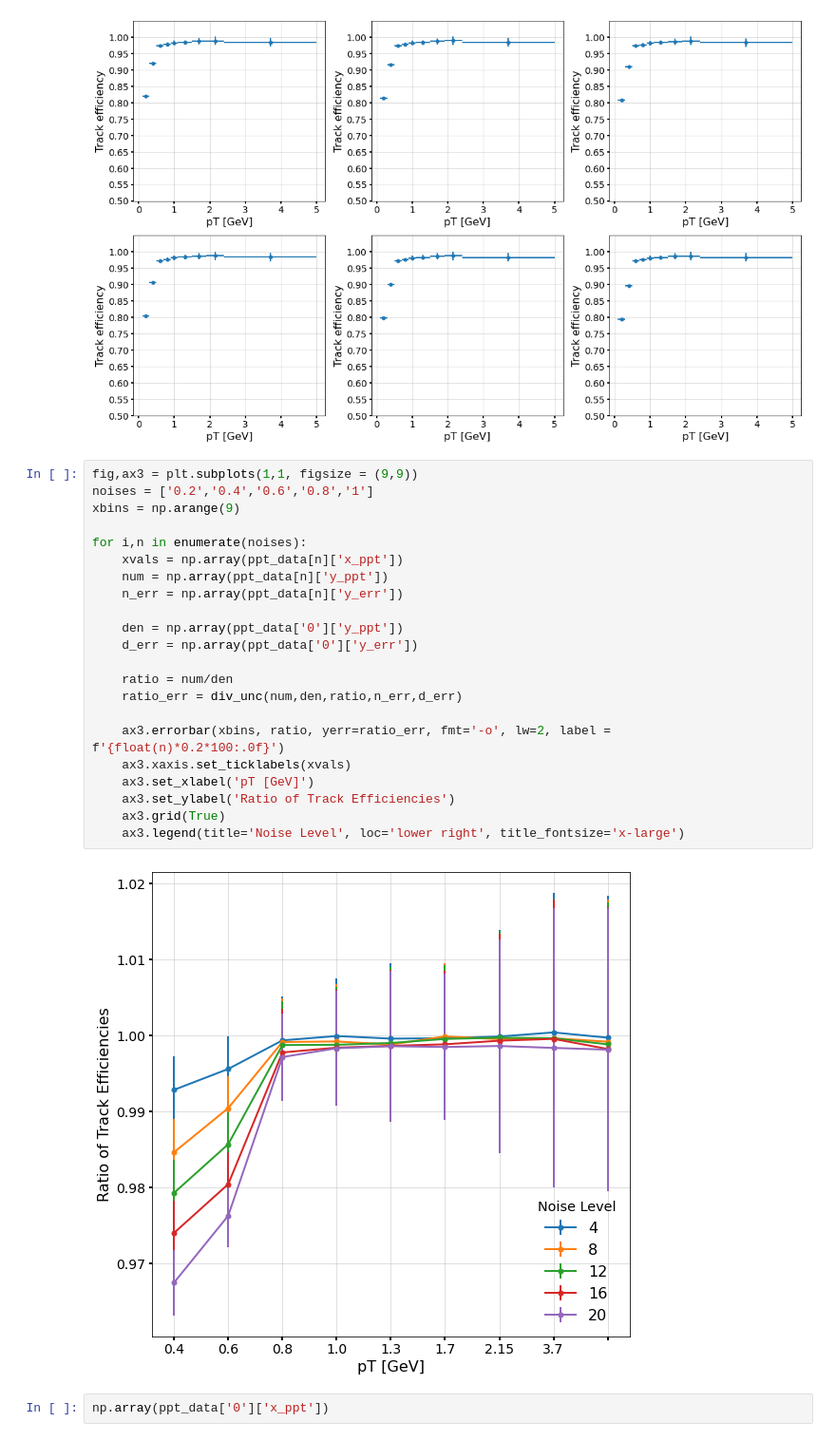
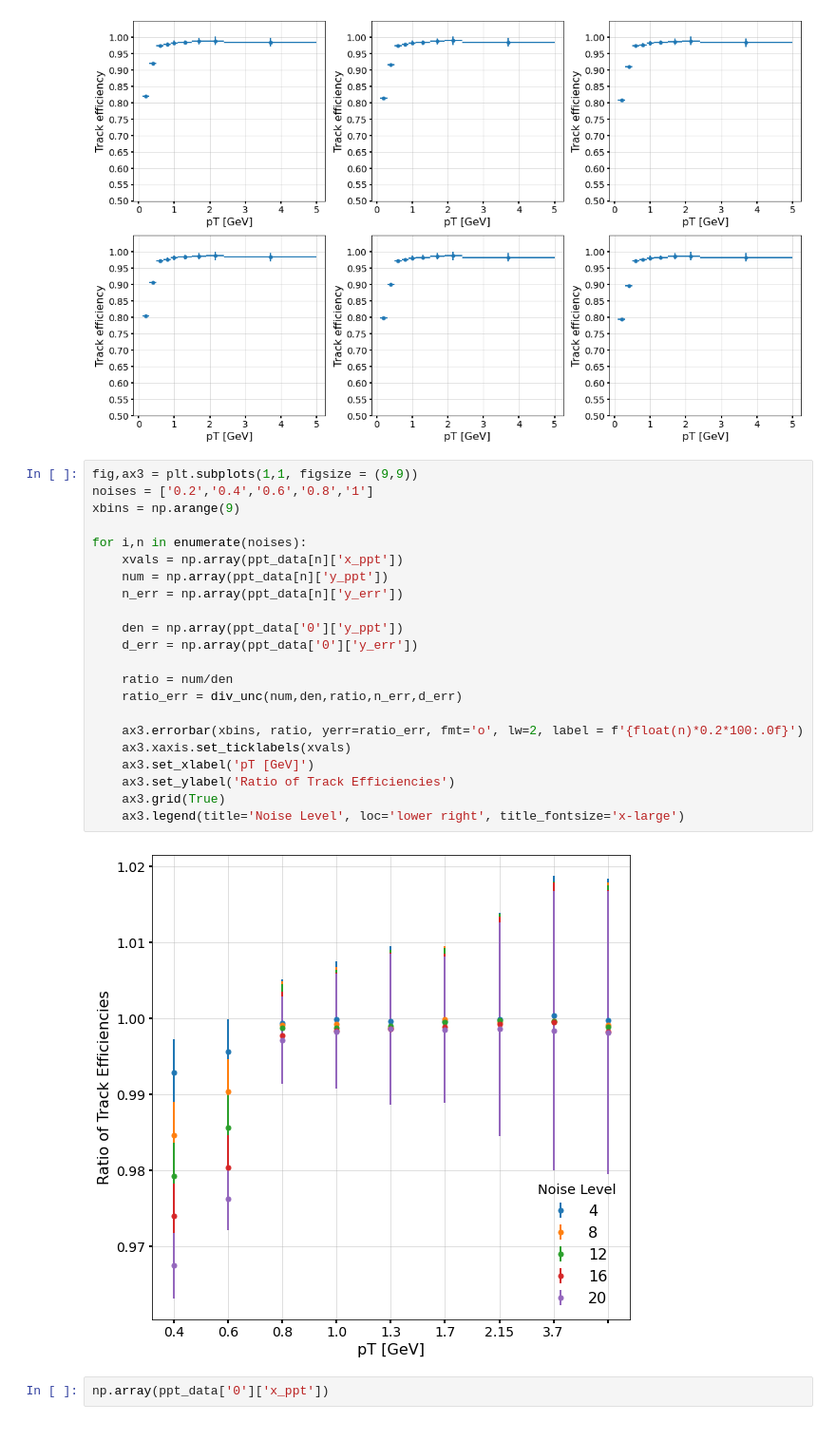
Before and after one commit to caditi97/exatrkx-iml2020, a Jupyter notebook: notebooks/noise_studies/trkeff_ratio.ipynb, the cells around one changed output. Shown: that part at 95% size. Drawn from its saved outputs; the diff is of its cells as text.

```diff
--- a/notebooks/noise_studies/trkeff_ratio.ipynb
+++ b/notebooks/noise_studies/trkeff_ratio.ipynb
@@ -144,27 +144,27 @@ for i,n in enumerate(noise_keep):
 # %%
 fig,ax3 = plt.subplots(1,1, figsize = (9,9))
 noises = ['0.2','0.4','0.6','0.8','1']
 xbins = np.arange(9)
 
 for i,n in enumerate(noises):
     xvals = np.array(ppt_data[n]['x_ppt'])
     num = np.array(ppt_data[n]['y_ppt'])
     n_err = np.array(ppt_data[n]['y_err'])
 
     den = np.array(ppt_data['0']['y_ppt'])
     d_err = np.array(ppt_data['0']['y_err'])
 
     ratio = num/den
     ratio_err = div_unc(num,den,ratio,n_err,d_err)
 
-    ax3.errorbar(xbins, ratio, yerr=ratio_err, fmt='-o', lw=2, label = f'{float(n)*0.2*100:.0f}')
+    ax3.errorbar(xbins, ratio, yerr=ratio_err, fmt='o', lw=2, label = f'{float(n)*0.2*100:.0f}')
     ax3.xaxis.set_ticklabels(xvals)
     ax3.set_xlabel('pT [GeV]')
     ax3.set_ylabel('Ratio of Track Efficiencies')
     ax3.grid(True)
     ax3.legend(title='Noise Level', loc='lower right', title_fontsize='x-large')
 # %% [output]
-[figure, old version]
+[figure, new version]
 # %%
 np.array(ppt_data['0']['x_ppt'])
 # %% [output]
```
Also changed, not shown: 6 other files.
